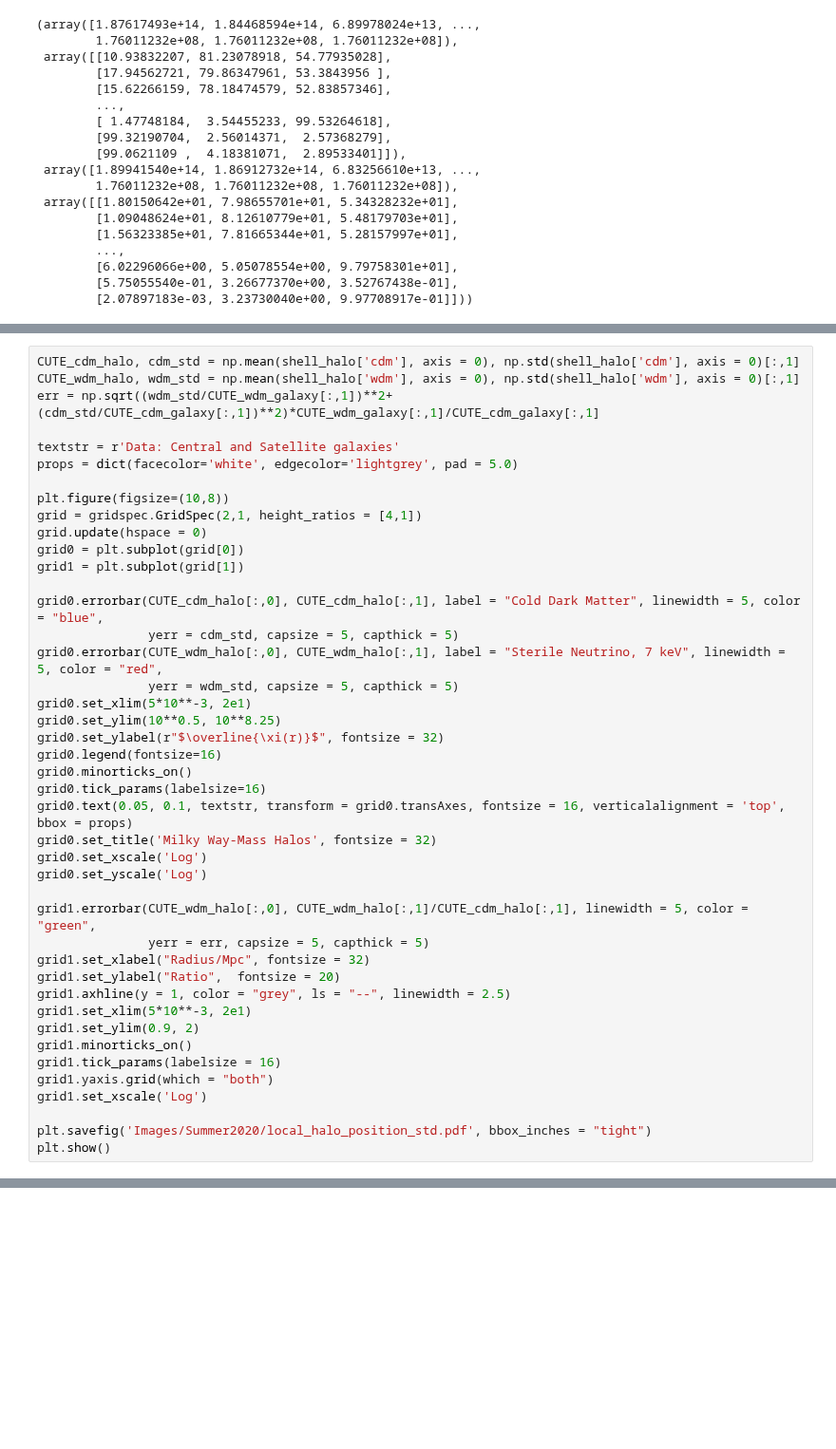
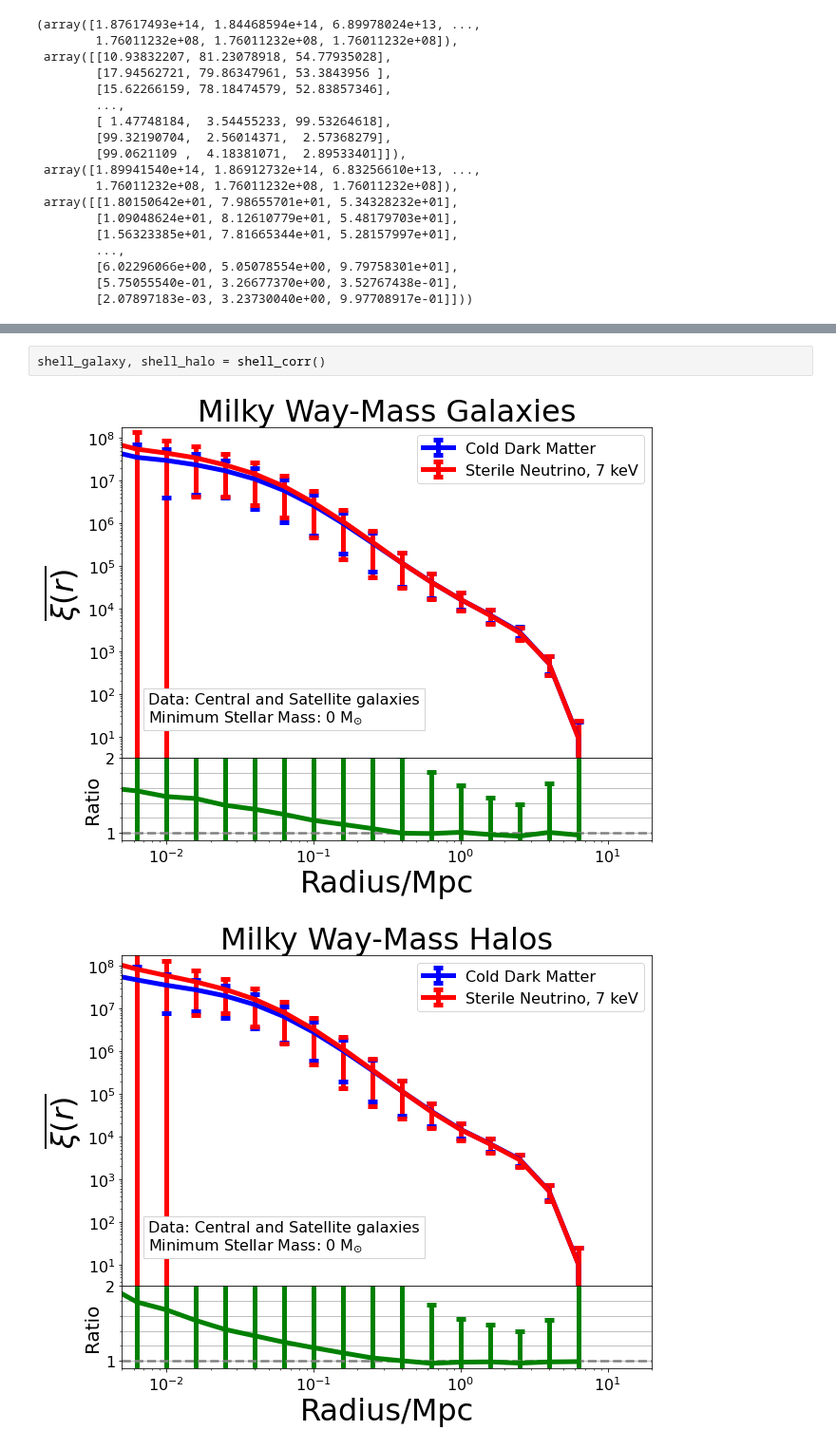
Before and after one commit to mshiferaw/WDM, a Jupyter notebook: Summer 2020/6 Local Group.ipynb, the cells around one changed output, grey strips where cells are left out. Shown at 95% size. Saved outputs shown, nothing was run; the diff lists cells and outputs as text; blank space fills up the shorter version.

Commit message:
Compute the mean clustering of MW-sized galaxies
Record the average number of galaxies contained within each shell.
Compare the average correlation function at different minimum stellar masses.

```diff
--- a/Summer 2020/6 Local Group.ipynb
+++ b/Summer 2020/6 Local Group.ipynb
@@ -472,43 +208,0 @@ plt.show()
-# %%
-CUTE_cdm_halo, cdm_std = np.mean(shell_halo['cdm'], axis = 0), np.std(shell_halo['cdm'], axis = 0)[:,1]
-CUTE_wdm_halo, wdm_std = np.mean(shell_halo['wdm'], axis = 0), np.std(shell_halo['wdm'], axis = 0)[:,1]
-err = np.sqrt((wdm_std/CUTE_wdm_galaxy[:,1])**2+(cdm_std/CUTE_cdm_galaxy[:,1])**2)*CUTE_wdm_galaxy[:,1]/CUTE_cdm_galaxy[:,1]
-
-textstr = r'Data: Central and Satellite galaxies'
-props = dict(facecolor='white', edgecolor='lightgrey', pad = 5.0)
-
-plt.figure(figsize=(10,8))
-grid = gridspec.GridSpec(2,1, height_ratios = [4,1])
-grid.update(hspace = 0)
-grid0 = plt.subplot(grid[0])
-grid1 = plt.subplot(grid[1])
-
-grid0.errorbar(CUTE_cdm_halo[:,0], CUTE_cdm_halo[:,1], label = "Cold Dark Matter", linewidth = 5, color = "blue",
-               yerr = cdm_std, capsize = 5, capthick = 5)
-grid0.errorbar(CUTE_wdm_halo[:,0], CUTE_wdm_halo[:,1], label = "Sterile Neutrino, 7 keV", linewidth = 5, color = "red",
-               yerr = wdm_std, capsize = 5, capthick = 5)
-grid0.set_xlim(5*10**-3, 2e1)
-grid0.set_ylim(10**0.5, 10**8.25)
-grid0.set_ylabel(r"$\overline{\xi(r)}$", fontsize = 32)
-grid0.legend(fontsize=16)
-grid0.minorticks_on()
-grid0.tick_params(labelsize=16)
-grid0.text(0.05, 0.1, textstr, transform = grid0.transAxes, fontsize = 16, verticalalignment = 'top', bbox = props)
-grid0.set_title('Milky Way-Mass Halos', fontsize = 32)
-grid0.set_xscale('Log')
-grid0.set_yscale('Log')
-
-grid1.errorbar(CUTE_wdm_halo[:,0], CUTE_wdm_halo[:,1]/CUTE_cdm_halo[:,1], linewidth = 5, color = "green",
-               yerr = err, capsize = 5, capthick = 5)
-grid1.set_xlabel("Radius/Mpc", fontsize = 32)
-grid1.set_ylabel("Ratio",  fontsize = 20)
-grid1.axhline(y = 1, color = "grey", ls = "--", linewidth = 2.5)
-grid1.set_xlim(5*10**-3, 2e1)
-grid1.set_ylim(0.9, 2)
-grid1.minorticks_on()
-grid1.tick_params(labelsize = 16)
-grid1.yaxis.grid(which = "both")
-grid1.set_xscale('Log')
-
-plt.savefig('Images/Summer2020/local_halo_position_std.pdf', bbox_inches = "tight")
-plt.show()
@@ -516,0 +287,5 @@ plt.show()
+# %%
+shell_galaxy, shell_halo = shell_corr()
+# %% [output]
+[figure, added]
+[figure, added]
```
Also changed, not shown: parts of 52 cells of this notebook.
